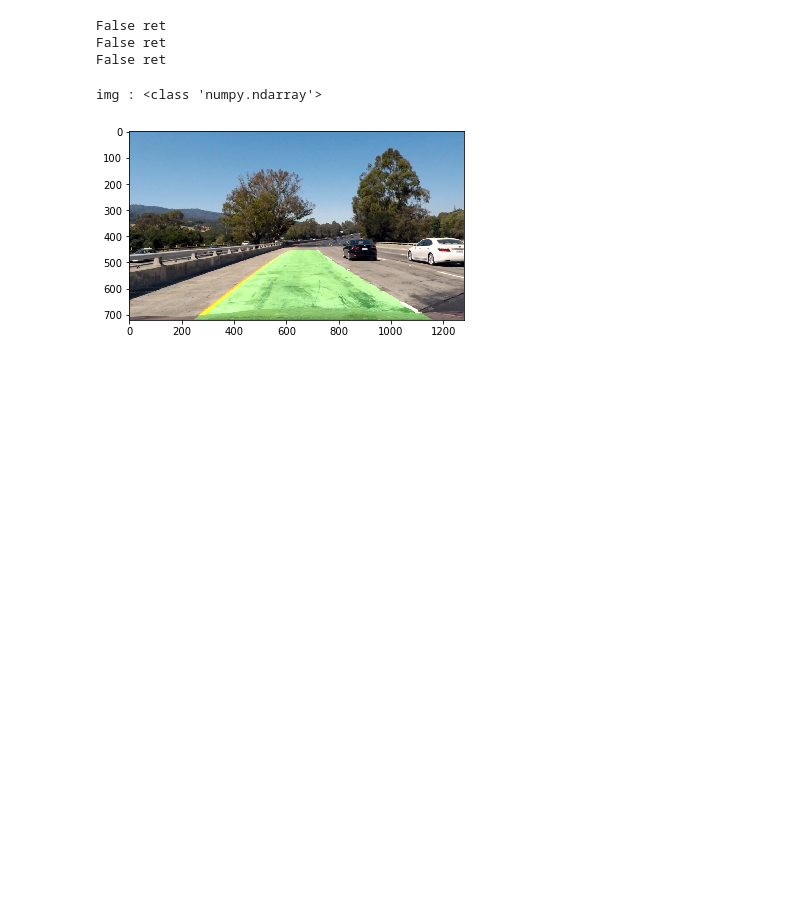
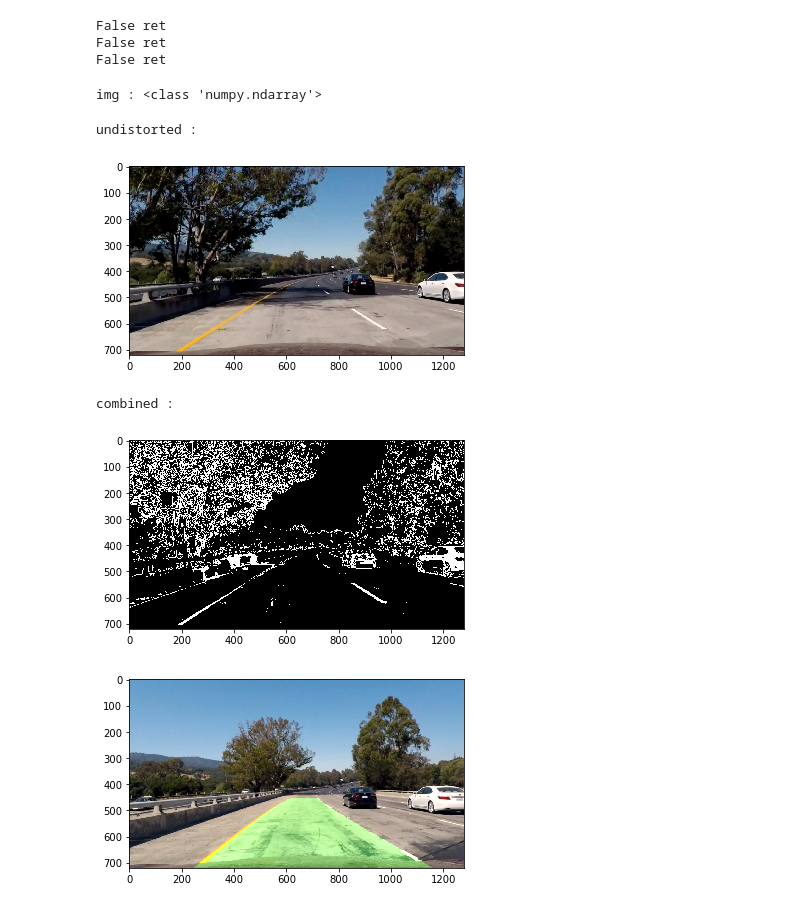
Before and after one commit to sunpochin/advanced-Lane-Lines-carnd, a Jupyter notebook: pipeline.ipynb, the cells around one changed output. Cells and saved outputs as stored; diff of their text form; code cells hidden in the pictures; blank space fills up the shorter version.

```diff
--- a/pipeline.ipynb
+++ b/pipeline.ipynb
@@ -136,52 +198,76 @@ def undistortImg(image):
 # %%
 # from "30 Color and Gradient"
 # Edit this function to create your own pipeline.
-def colorandgradient(s_thresh=(170, 255), sx_thresh=(20, 100)):
-    img = Line.undistorted
-    img = np.copy(img)
-    # Convert to HLS color space and separate the V channel
-    hls = cv2.cvtColor(img, cv2.COLOR_RGB2HLS).astype(np.float)
-    l_channel = hls[:,:,1]
-    s_channel = hls[:,:,2]
+def colorandgradient(img, s_thresh=(190, 255), sobelx_thresh=(20, 100)):
+#     img = Line.undistorted
+#     img = np.copy(img)
     # Sobel x
-    sobelx = cv2.Sobel(l_channel, cv2.CV_64F, 1, 0) # Take the derivative in x
-    abs_sobelx = np.absolute(sobelx) # Absolute x derivative to accentuate lines away from horizontal
-    scaled_sobel = np.uint8(255 * abs_sobelx / np.max(abs_sobelx))
-    # Threshold x gradient
-    sxbinary = np.zeros_like(scaled_sobel)
-    sxbinary[(scaled_sobel >= sx_thresh[0]) & (scaled_sobel <= sx_thresh[1])] = 1
-    # Threshold color channel
-    s_binary = np.zeros_like(s_channel)
-    s_binary[(s_channel >= s_thresh[0]) & (s_channel <= s_thresh[1])] = 1
+    sxbinary = abs_sobel_thresh(img, 'x', sobelx_thresh[0], sobelx_thresh[1])
+
+    # hls color space, s channel
+    s_binary = hls_s_thresh(img, s_thresh)
     # Stack each channel
     # Note color_binary[:, :, 0] is all 0s, effectively an all black image. It might
     # be beneficial to replace this channel with something else.
     color_binary = np.dstack(( np.zeros_like(sxbinary), sxbinary, s_binary)) * 255
     # Combine the two binary thresholds
     combined_binary = np.zeros_like(sxbinary)
     combined_binary[(s_binary == 1) | (sxbinary == 1)] = 1
 
+    # hls color space, l channel
+    s_thresh = (220, 255)
+    l_binary = hls_l_thresh(img, s_thresh)
+    combined_binary = np.zeros_like(sxbinary)
+    combined_binary[(s_binary == 1) | (l_binary == 1) | (sxbinary == 1)] = 1
+#     print('hls color space, l channel : ')
+#     plt.imshow(l_binary, cmap='gray')
+#     plt.show()
+
+#    hsv_s_binary = hsv_s_thresh(img, s_thresh)
+
+#     print('hls color space, s channel : ')
+#     plt.imshow(s_binary, cmap='gray')
+#     plt.show()
+
+#     print('Sobel X : ')
+#     plt.imshow(sxbinary, cmap='gray')
+#     plt.show()
+
     Line.colorgrad = combined_binary
 
     return combined_binary
 
-# # result = colorandgradient(image, (180, 255), (60, 100) )
-# colorgrad = colorandgradient(undistorted )
-# # hough = houghgreen(result)
-# # plt.imshow(hough)
-# # plt.show()
+
+
+filename = 'test_images/test5.jpg'
+image = mpimg.imread(filename)
+undistorted = undistortImg(image)
+colorgrad = colorandgradient(undistorted)
+print('undistorted : ')
+plt.imshow(undistorted)
+plt.show()
+print('combined : ')
+plt.imshow(colorgrad, cmap='gray')
+plt.show()
+
+# abs_sobel = abs_sobel_thresh(undistorted, 'x', 20, 100)
+# print('abs_sobel :')
+# plt.imshow(abs_sobel, cmap='gray')
 
 # # Plot the result
 # f, (ax1, ax2) = plt.subplots(1, 2, figsize=(24, 9))
 # f.tight_layout()
-
 # ax1.imshow(undistorted)
 # ax1.set_title('Original Image', fontsize=40)
-
 # #ax2.imshow(result)
 # ax2.imshow(colorgrad, cmap='gray')
 # ax2.set_title('Pipeline Result', fontsize=40)
 # plt.subplots_adjust(left=0., right=1, top=0.9, bottom=0.)
+# %% [output]
+undistorted :
+[figure, added]
+combined :
+[figure, added]
 # %%
 def region_of_interest(img, vertices):
     """
```
Also changed, not shown: parts of 4 cells of this notebook.
